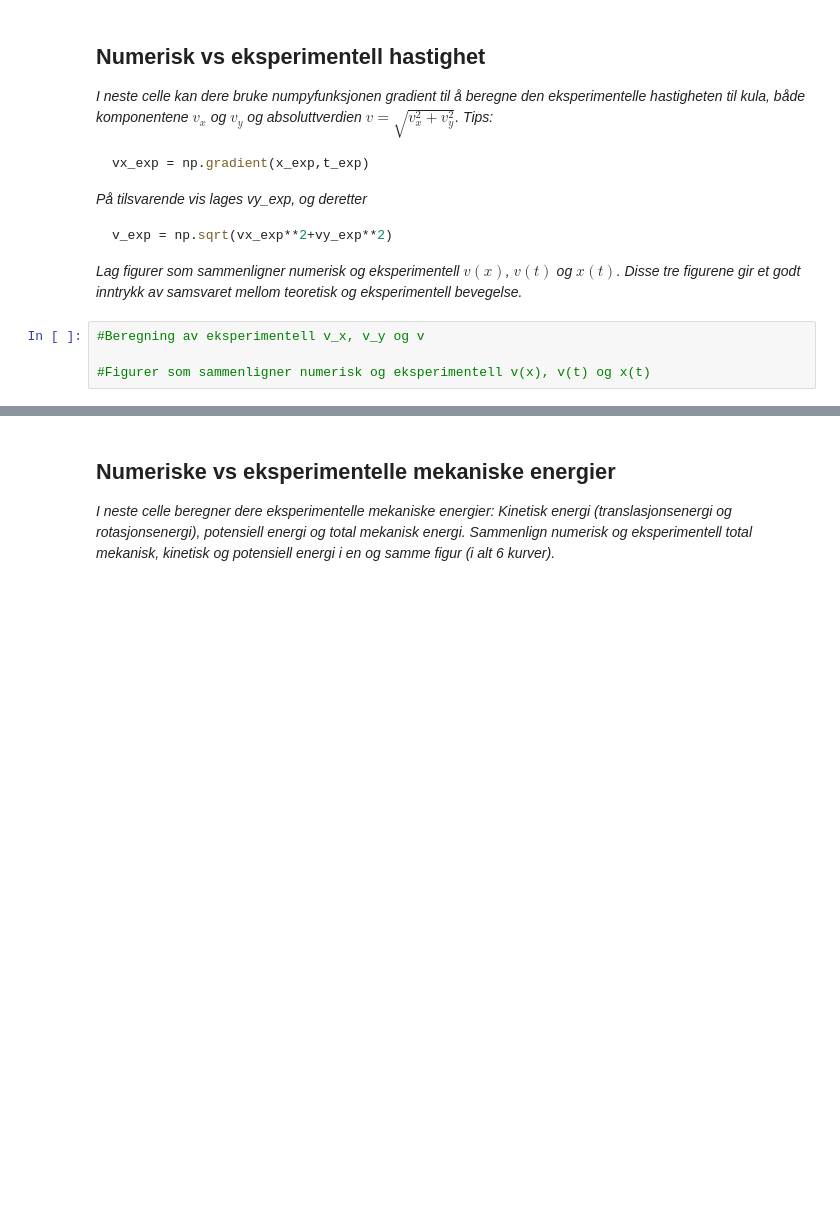
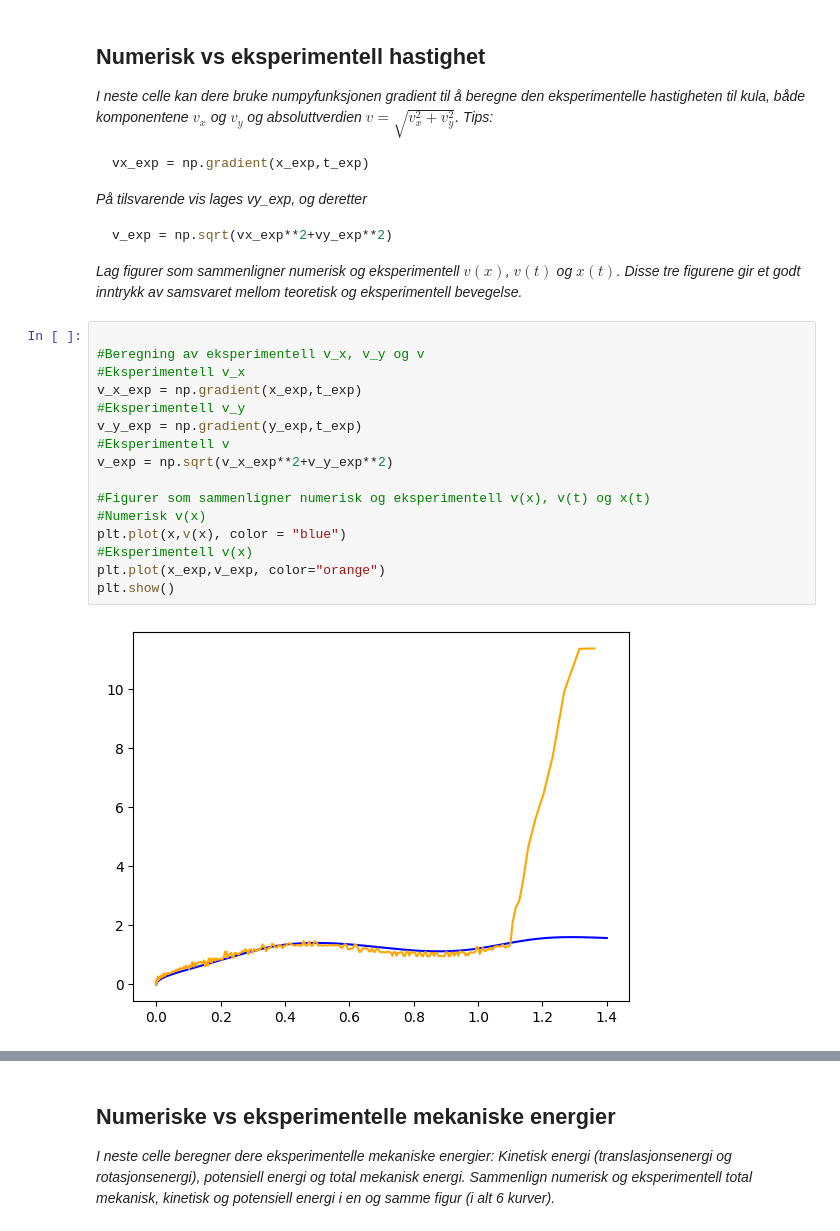
Before and after one commit to Qerbz/fysikklabv24, a Jupyter notebook: mal_V24.ipynb, the cells around one changed output, grey strips where cells are left out. Saved outputs shown, nothing was run; the diff lists cells and outputs as text; blank space fills up the shorter version.

```diff
--- a/mal_V24.ipynb
+++ b/mal_V24.ipynb
@@ -331,6 +375,20 @@ v_exp = np.sqrt(vx_exp**2+vy_exp**2)
 
 _Lag figurer som sammenligner numerisk og eksperimentell $v(x)$, $v(t)$ og $x(t)$. Disse tre figurene gir et godt inntrykk av samsvaret mellom teoretisk og eksperimentell bevegelse._
 # %%
+
 #Beregning av eksperimentell v_x, v_y og v
+#Eksperimentell v_x
+v_x_exp = np.gradient(x_exp,t_exp)
+#Eksperimentell v_y
+v_y_exp = np.gradient(y_exp,t_exp)
+#Eksperimentell v
+v_exp = np.sqrt(v_x_exp**2+v_y_exp**2)
 
 #Figurer som sammenligner numerisk og eksperimentell v(x), v(t) og x(t)
+#Numerisk v(x)
+plt.plot(x,v(x), color = "blue")
+#Eksperimentell v(x)
+plt.plot(x_exp,v_exp, color="orange")
+plt.show()
+# %% [output]
+[figure, added]
```
Also changed, not shown: parts of 15 cells of this notebook, 8 other files.
